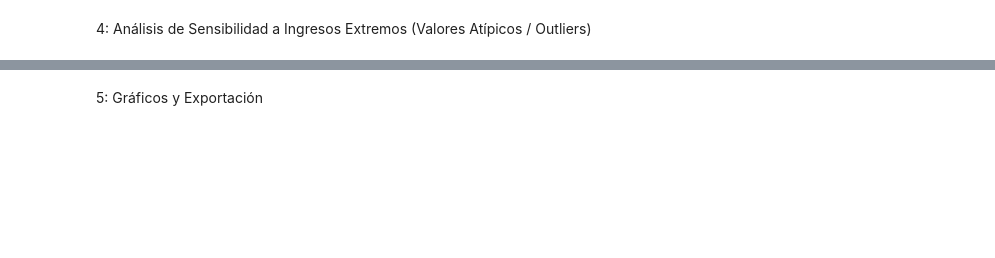
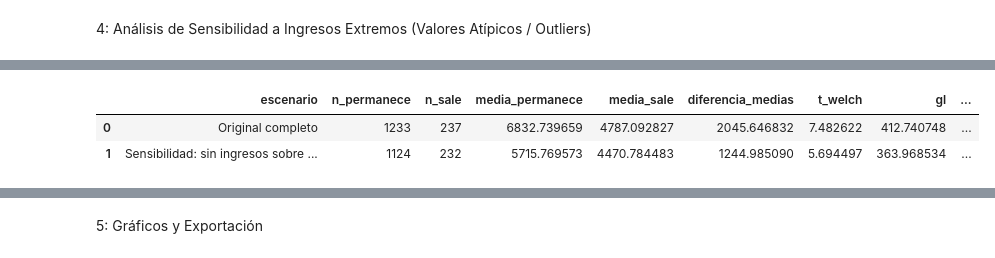
Before and after one commit to hernansaavedrag/estadisticaComputacional, a Jupyter notebook: S2/notebooks/S2_Rodrigo_Permutacion_Robustez.ipynb, the cells around one changed output, grey strips where cells are left out. Saved outputs shown, nothing was run; the diff lists cells and outputs as text; code cells hidden in the pictures; blank space fills up the shorter version.

```diff
--- a/S2/notebooks/S2_Rodrigo_Permutacion_Robustez.ipynb
+++ b/S2/notebooks/S2_Rodrigo_Permutacion_Robustez.ipynb
@@ -101,20 +312,78 @@ Top 5 empleados con mayor influencia en la media de ingresos (Jackknife):
 # %% [markdown]
 4: Análisis de Sensibilidad a Ingresos Extremos (Valores Atípicos / Outliers)
 # %%
-# Definición de regla de sensibilidad (ej. método del Rango Intercuartílico - IQR para ingresos extremos)
-Q1 = df['MonthlyIncome'].quantile(0.25)
-Q3 = df['MonthlyIncome'].quantile(0.75)
-IQR = Q3 - Q1
-limite_superior = Q3 + 1.5 * IQR
+# Los valores extremos no se consideran errores.
+# El filtro IQR se utiliza solo como escenario de sensibilidad.
+q1 = df["MonthlyIncome"].quantile(0.25)
+q3 = df["MonthlyIncome"].quantile(0.75)
+limite_superior = q3 + 1.5 * (q3 - q1)
 
-# Análisis sin modificar el CSV original, creando una vista filtrada
-df_sensibilidad = df[df['MonthlyIncome'] <= limite_superior].copy()
+df_sensibilidad = df.loc[
+    df["MonthlyIncome"] <= limite_superior
+].copy()
 
-# Recalcular t de Welch sin outliers
-ingresos_si_sens = df_sensibilidad[df_sensibilidad['Attrition'] == 'Yes']['MonthlyIncome'].values
-ingresos_no_sens = df_sensibilidad[df_sensibilidad['Attrition'] == 'No']['MonthlyIncome'].values
-t_sensibilidad = welch_t_stat(ingresos_si_sens, ingresos_no_sens)
 
-print(f"Estadístico t original: {t_obs:.4f}")
-print(f"Estadístico t tras remover extremos (> {limite_superior:.2f}): {t_sensibilidad:.4f}")
+def resumir_welch(datos, escenario):
+    x = datos.loc[
+        datos["Attrition"] == "No", "MonthlyIncome"
+    ].to_numpy(dtype=float)
+
+    y = datos.loc[
+        datos["Attrition"] == "Yes", "MonthlyIncome"
+    ].to_numpy(dtype=float)
+
+    resultado = stats.ttest_ind(x, y, equal_var=False)
+    intervalo = resultado.confidence_interval(
+        confidence_level=0.95
+    )
+
+    return {
+        "escenario": escenario,
+        "n_permanece": len(x),
+        "n_sale": len(y),
+        "media_permanece": x.mean(),
+        "media_sale": y.mean(),
+        "diferencia_medias": x.mean() - y.mean(),
+        "t_welch": resultado.statistic,
+        "gl": resultado.df,
+        "valor_p": resultado.pvalue,
+        "ic95_inferior": intervalo.low,
+        "ic95_superior": intervalo.high,
+        "rechaza_h0": bool(resultado.pvalue < ALFA)
+    }
+
+
+resumen_sensibilidad = pd.DataFrame([
+    resumir_welch(df, "Original completo"),
+    resumir_welch(
+        df_sensibilidad,
+        "Sensibilidad: sin ingresos sobre límite IQR"
+    )
+])
+
+diferencia_base = resumen_sensibilidad.loc[
+    0, "diferencia_medias"
+]
+
+resumen_sensibilidad["cambio_diferencia_pct"] = (
+    100
+    * (
+        resumen_sensibilidad["diferencia_medias"]
+        - diferencia_base
+    )
+    / diferencia_base
+)
+
+print(f"Límite superior IQR: {limite_superior:.2f}")
+print("Registros excluidos en el escenario de sensibilidad:",
+      len(df) - len(df_sensibilidad))
+
+display(resumen_sensibilidad)
+
+resumen_sensibilidad.to_csv(
+    carpeta_resultados / "rodrigo_resumen_sensibilidad.csv",
+    index=False,
+    encoding="utf-8-sig",
+    float_format="%.17g"
+)
 # %% [output]
@@ -122,0 +392,3 @@ Estadístico t tras remover extremos (> 16581.00): -5.6945
+|  | escenario | n_permanece | n_sale | media_permanece | media_sale | diferencia_medias | t_welch | gl | ... |
+| 0 | Original completo | 1233 | 237 | 6832.739659 | 4787.092827 | 2045.646832 | 7.482622 | 412.740748 | ... |
+| 1 | Sensibilidad: sin ingresos sobre ... | 1124 | 232 | 5715.769573 | 4470.784483 | 1244.985090 | 5.694497 | 363.968534 | ... |
```
Also changed, not shown: parts of 7 cells of this notebook, 7 other files.
